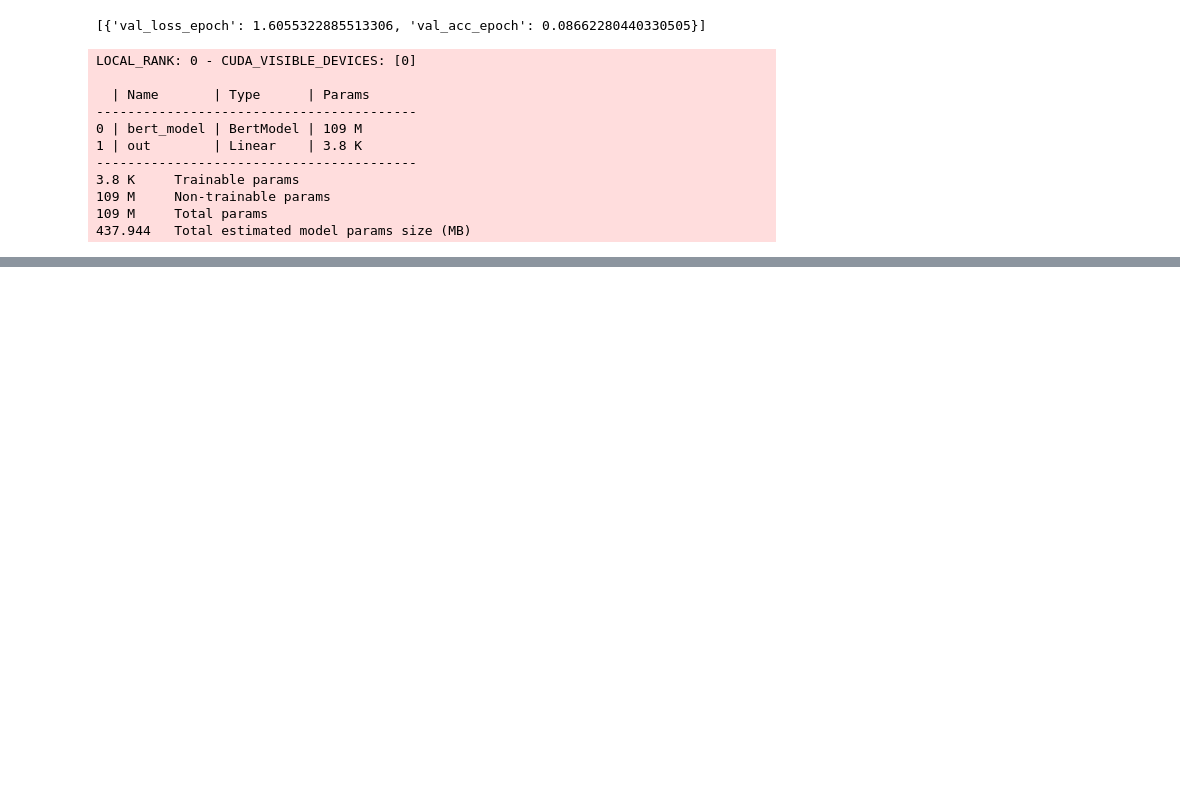
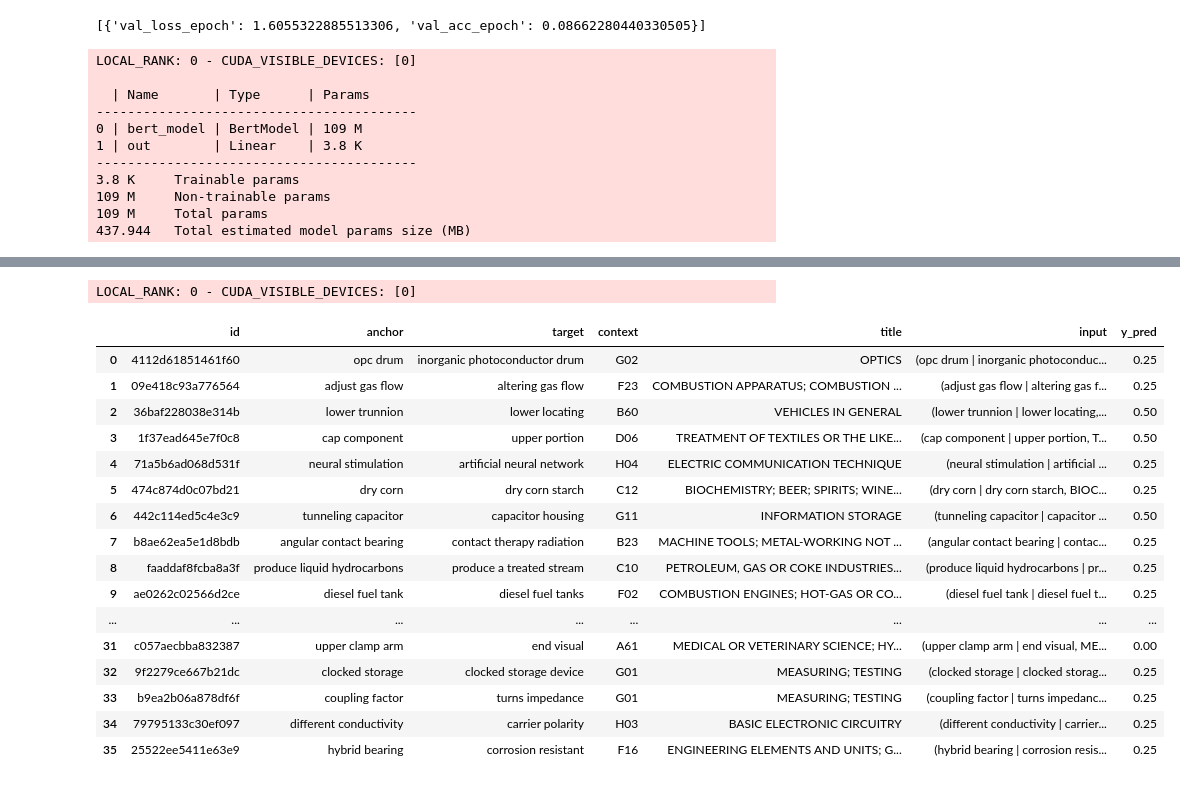
Before and after one commit to Cyprien-Ricque/patent-phrase-matching, a Jupyter notebook: notebooks/BERT_fine_tune.ipynb, the cells around one changed output, grey strips where cells are left out. Saved outputs shown, nothing was run; the diff lists cells and outputs as text; code cells hidden in the pictures; blank space fills up the shorter version.

Commit message:
fix prediction step

```diff
--- a/notebooks/BERT_fine_tune.ipynb
+++ b/notebooks/BERT_fine_tune.ipynb
@@ -79,9 +79,16 @@ df_train.shape, df_val.shape
 ((34649, 8), (1824, 8))
 # %%
 class PatentDataset(Dataset):
-    def __init__(self, tokenizer, dataset, max_anchor_len, max_target_len, max_title_len):
+    def __init__(self, tokenizer: BertTokenizerFast, dataset, max_anchor_len, max_target_len, max_title_len, export=False):
+        """
+
+        :param tokenizer:
+        :param dataset:
+        :param export: This mode is designed for computing final results on a dataset that does not contain the target variable
+        """
         super(PatentDataset, self).__init__()
-        self.tokenizer = tokenizer
+        self.export = export
+        self.tokenizer: BertTokenizerFast = tokenizer
         self.df = dataset
         self.max_length = max_anchor_len + max_target_len + max_title_len  # FIXME
 
@@ -102,16 +109,19 @@ class PatentDataset(Dataset):
         token_type_ids = inputs["token_type_ids"]
         mask = inputs["attention_mask"]
 
-        return {
-            'ids': torch.tensor(ids, dtype=torch.long),
-            'mask': torch.tensor(mask, dtype=torch.long),
-            'token_type_ids': torch.tensor(token_type_ids, dtype=torch.long),
-            'target': torch.tensor(self.df.out.iloc[index], dtype=torch.float)
-        }
+        out = dict(
+            ids=torch.tensor(ids, dtype=torch.long),
+            mask=torch.tensor(mask, dtype=torch.long),
+            token_type_ids=torch.tensor(token_type_ids, dtype=torch.long),
+        )
+        if not self.export:
+            out['target'] = torch.tensor(self.df.out.iloc[index], dtype=torch.float)
+
+        return out
 
 train_dataset = PatentDataset(tokenizer=tokenizer, dataset=df_train, max_anchor_len=MAX_ANCHOR_LEN, max_target_len=MAX_TARGET_LEN, max_title_len=MAX_TITLE_LEN)
 val_dataset = PatentDataset(tokenizer=tokenizer, dataset=df_val, max_anchor_len=MAX_ANCHOR_LEN, max_target_len=MAX_TARGET_LEN, max_title_len=MAX_TITLE_LEN)
-test_dataset = PatentDataset(tokenizer=tokenizer, dataset=df_test, max_anchor_len=MAX_ANCHOR_LEN, max_target_len=MAX_TARGET_LEN, max_title_len=MAX_TITLE_LEN)
+test_dataset = PatentDataset(tokenizer=tokenizer, dataset=df_test, max_anchor_len=MAX_ANCHOR_LEN, max_target_len=MAX_TARGET_LEN, max_title_len=MAX_TITLE_LEN, export=True)
 # %%
 train_dataloader = DataLoader(dataset=train_dataset, batch_size=64, num_workers=12)
 val_dataloader = DataLoader(dataset=val_dataset, batch_size=64, num_workers=12)
@@ -182,7 +192,7 @@ class BERT(pl.LightningModule):
         return loss
 
     def predict_step(self, batch, batch_idx: int, dataloader_idx: int = 0):
-        ids, label, mask, token_type_ids = self._prepare_batch(batch)
+        ids, _, mask, token_type_ids = self._prepare_batch(batch, include_target=False)
         output = self(
             ids=ids,
             mask=mask,
@@ -192,10 +202,12 @@ class BERT(pl.LightningModule):
     def test_step(self, batch, batch_idx):
         self._common_step(batch, batch_idx, 'test')
 
-    def _prepare_batch(self, batch):
+    def _prepare_batch(self, batch, include_target=True):
         ids = batch['ids']
         token_type_ids = batch['token_type_ids']
         mask = batch['mask']
+        if not include_target:
+            return ids, None, mask, token_type_ids
         label = batch['target']
         # label = label.unsqueeze(1)
         return ids, label, mask, token_type_ids
@@ -225,7 +237,7 @@ hparams = dict(
     num_classes=df_train.score.unique().size
 )
 
-checkpoint = None# "lightning_logs/lightning_logs/version_6/checkpoints/epoch=4-step=5700.ckpt"
+checkpoint = "lightning_logs/lightning_logs/version_0_bert_fine_tuned/checkpoints/epoch=4-step=2710.ckpt"
 if checkpoint is not None:
     model = BERT.load_from_checkpoint(checkpoint, **hparams)
     print(f'Checkpoint {checkpoint} loaded')
@@ -273,5 +295,26 @@ trainer.validate(model, val_dataloader)
 # %%
 results = trainer.predict(model, test_dataloader)
 
 df_test['y_pred'] = np.concatenate(results)
+corresp_map = [.0, .25, .5, .75, 1.0]
+df_test.y_pred = df_test.y_pred.apply(lambda x: corresp_map[x])
 df_test
+# %% [output]
+LOCAL_RANK: 0 - CUDA_VISIBLE_DEVICES: [0]
+|  | id | anchor | target | context | title | input | y_pred |
+| 0 | 4112d61851461f60 | opc drum | inorganic photoconductor drum | G02 | OPTICS | (opc drum | inorganic photoconduc... | 0.25 |
+| 1 | 09e418c93a776564 | adjust gas flow | altering gas flow | F23 | COMBUSTION APPARATUS; COMBUSTION ... | (adjust gas flow | altering gas f... | 0.25 |
+| 2 | 36baf228038e314b | lower trunnion | lower locating | B60 | VEHICLES IN GENERAL | (lower trunnion | lower locating,... | 0.50 |
+| 3 | 1f37ead645e7f0c8 | cap component | upper portion | D06 | TREATMENT OF TEXTILES OR THE LIKE... | (cap component | upper portion, T... | 0.50 |
+| 4 | 71a5b6ad068d531f | neural stimulation | artificial neural network | H04 | ELECTRIC COMMUNICATION TECHNIQUE | (neural stimulation | artificial ... | 0.25 |
+| 5 | 474c874d0c07bd21 | dry corn | dry corn starch | C12 | BIOCHEMISTRY; BEER; SPIRITS; WINE... | (dry corn | dry corn starch, BIOC... | 0.25 |
+| 6 | 442c114ed5c4e3c9 | tunneling capacitor | capacitor housing | G11 | INFORMATION STORAGE | (tunneling capacitor | capacitor ... | 0.50 |
+| 7 | b8ae62ea5e1d8bdb | angular contact bearing | contact therapy radiation | B23 | MACHINE TOOLS; METAL-WORKING NOT ... | (angular contact bearing | contac... | 0.25 |
+| 8 | faaddaf8fcba8a3f | produce liquid hydrocarbons | produce a treated stream | C10 | PETROLEUM, GAS OR COKE INDUSTRIES... | (produce liquid hydrocarbons | pr... | 0.25 |
+| 9 | ae0262c02566d2ce | diesel fuel tank | diesel fuel tanks | F02 | COMBUSTION ENGINES; HOT-GAS OR CO... | (diesel fuel tank | diesel fuel t... | 0.25 |
+| ... | ... | ... | ... | ... | ... | ... | ... |
+| 31 | c057aecbba832387 | upper clamp arm | end visual | A61 | MEDICAL OR VETERINARY SCIENCE; HY... | (upper clamp arm | end visual, ME... | 0.00 |
+| 32 | 9f2279ce667b21dc | clocked storage | clocked storage device | G01 | MEASURING; TESTING | (clocked storage | clocked storag... | 0.25 |
+| 33 | b9ea2b06a878df6f | coupling factor | turns impedance | G01 | MEASURING; TESTING | (coupling factor | turns impedanc... | 0.25 |
+| 34 | 79795133c30ef097 | different conductivity | carrier polarity | H03 | BASIC ELECTRONIC CIRCUITRY | (different conductivity | carrier... | 0.25 |
+| 35 | 25522ee5411e63e9 | hybrid bearing | corrosion resistant | F16 | ENGINEERING ELEMENTS AND UNITS; G... | (hybrid bearing | corrosion resis... | 0.25 |
```
Also changed, not shown: parts of 2 cells of this notebook.
